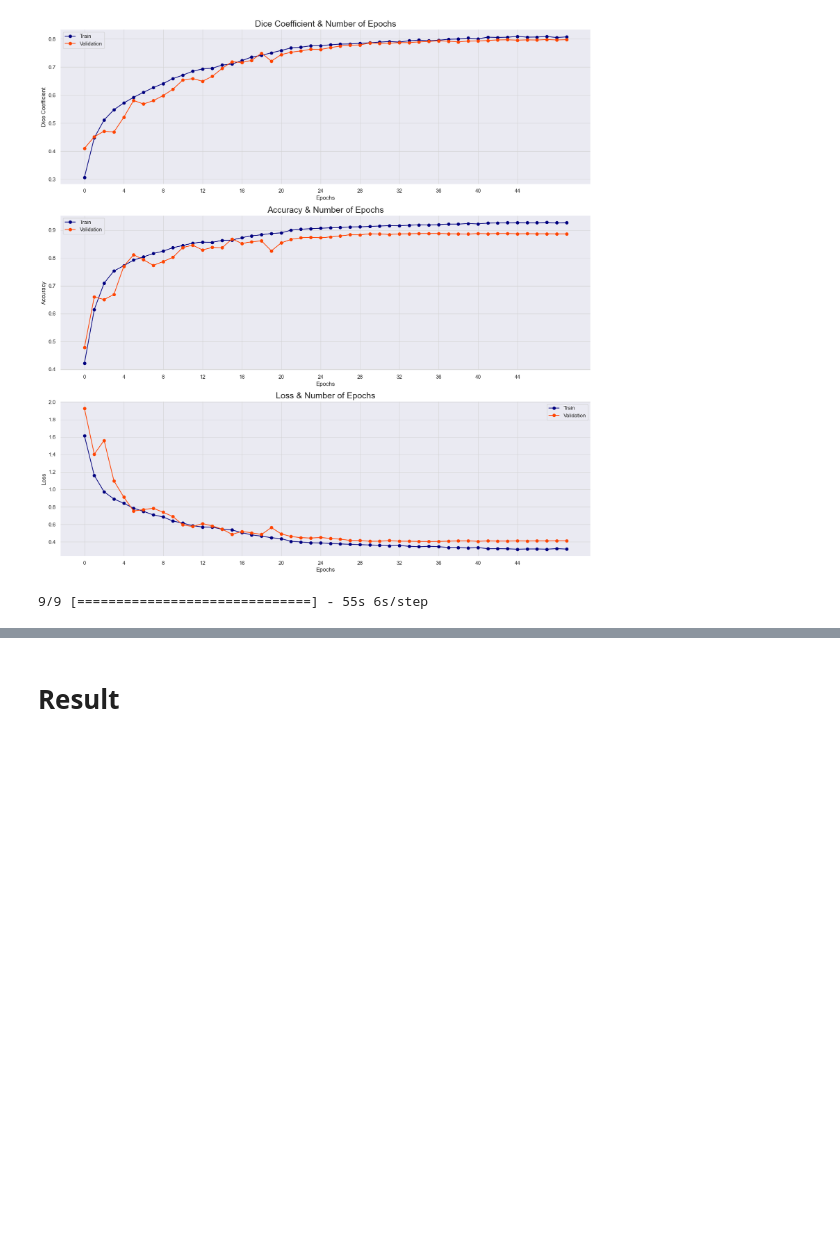
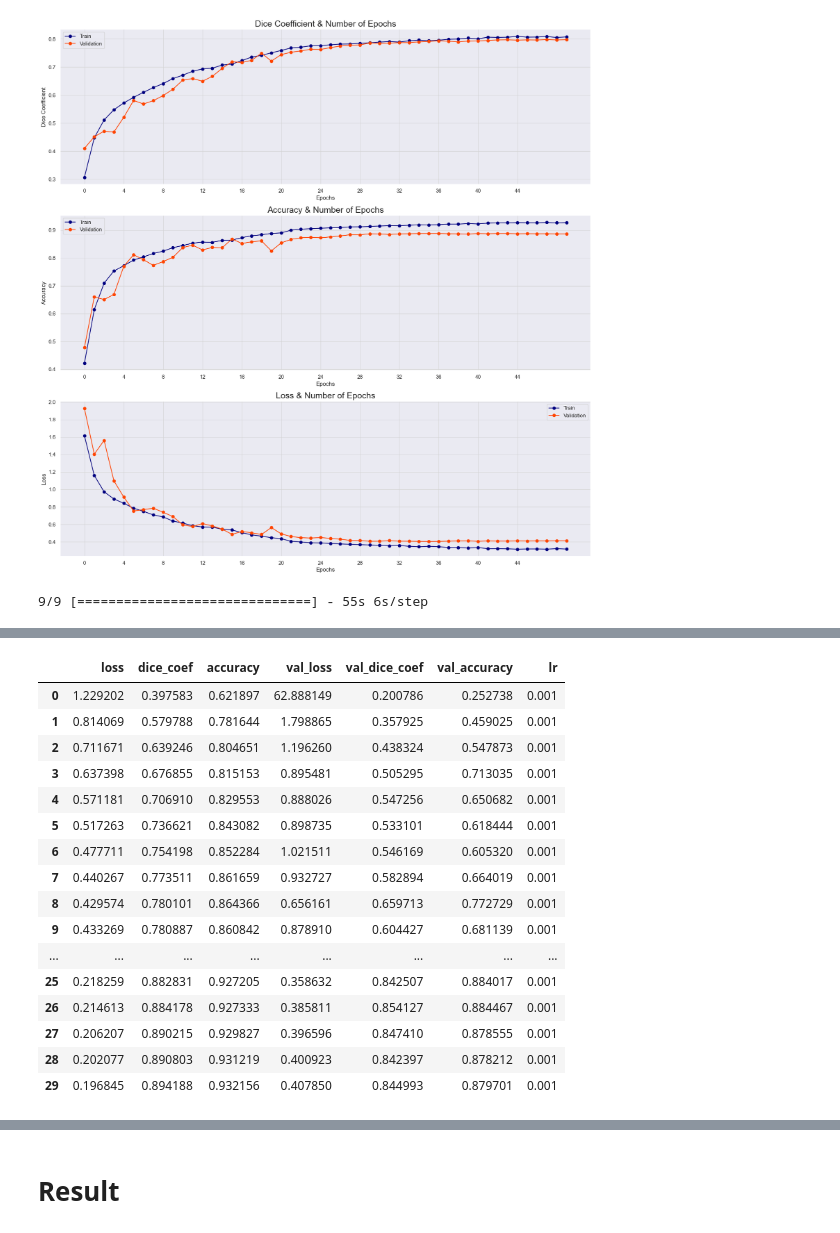
Before and after one commit to NiloofarAZAD/ViT-and-CNN-Based-UNet-Models-Semantic-Segmentation-Aerial-Imagery, a Jupyter notebook: Transfer_learning_Models.ipynb, the cells around one changed output, grey strips where cells are left out. Cells and saved outputs as stored; diff of their text form; code cells hidden in the pictures; blank space fills up the shorter version.

```diff
--- a/Transfer_learning_Models.ipynb
+++ b/Transfer_learning_Models.ipynb
@@ -694,0 +710,21 @@ TypeError: Unable to serialize [2.0896919 2.1128857 2.1081853] to JSON. Unrecogn
+# %%
+df_result_Densenet = pd.DataFrame(history_Densenet.history)
+df_result_Densenet
+# %% [output]
+|  | loss | dice_coef | accuracy | val_loss | val_dice_coef | val_accuracy | lr |
+| 0 | 1.229202 | 0.397583 | 0.621897 | 62.888149 | 0.200786 | 0.252738 | 0.001 |
+| 1 | 0.814069 | 0.579788 | 0.781644 | 1.798865 | 0.357925 | 0.459025 | 0.001 |
+| 2 | 0.711671 | 0.639246 | 0.804651 | 1.196260 | 0.438324 | 0.547873 | 0.001 |
+| 3 | 0.637398 | 0.676855 | 0.815153 | 0.895481 | 0.505295 | 0.713035 | 0.001 |
+| 4 | 0.571181 | 0.706910 | 0.829553 | 0.888026 | 0.547256 | 0.650682 | 0.001 |
+| 5 | 0.517263 | 0.736621 | 0.843082 | 0.898735 | 0.533101 | 0.618444 | 0.001 |
+| 6 | 0.477711 | 0.754198 | 0.852284 | 1.021511 | 0.546169 | 0.605320 | 0.001 |
+| 7 | 0.440267 | 0.773511 | 0.861659 | 0.932727 | 0.582894 | 0.664019 | 0.001 |
+| 8 | 0.429574 | 0.780101 | 0.864366 | 0.656161 | 0.659713 | 0.772729 | 0.001 |
+| 9 | 0.433269 | 0.780887 | 0.860842 | 0.878910 | 0.604427 | 0.681139 | 0.001 |
+| ... | ... | ... | ... | ... | ... | ... | ... |
+| 25 | 0.218259 | 0.882831 | 0.927205 | 0.358632 | 0.842507 | 0.884017 | 0.001 |
+| 26 | 0.214613 | 0.884178 | 0.927333 | 0.385811 | 0.854127 | 0.884467 | 0.001 |
+| 27 | 0.206207 | 0.890215 | 0.929827 | 0.396596 | 0.847410 | 0.878555 | 0.001 |
+| 28 | 0.202077 | 0.890803 | 0.931219 | 0.400923 | 0.842397 | 0.878212 | 0.001 |
+| 29 | 0.196845 | 0.894188 | 0.932156 | 0.407850 | 0.844993 | 0.879701 | 0.001 |
```
Also changed, not shown: parts of 19 cells of this notebook.
